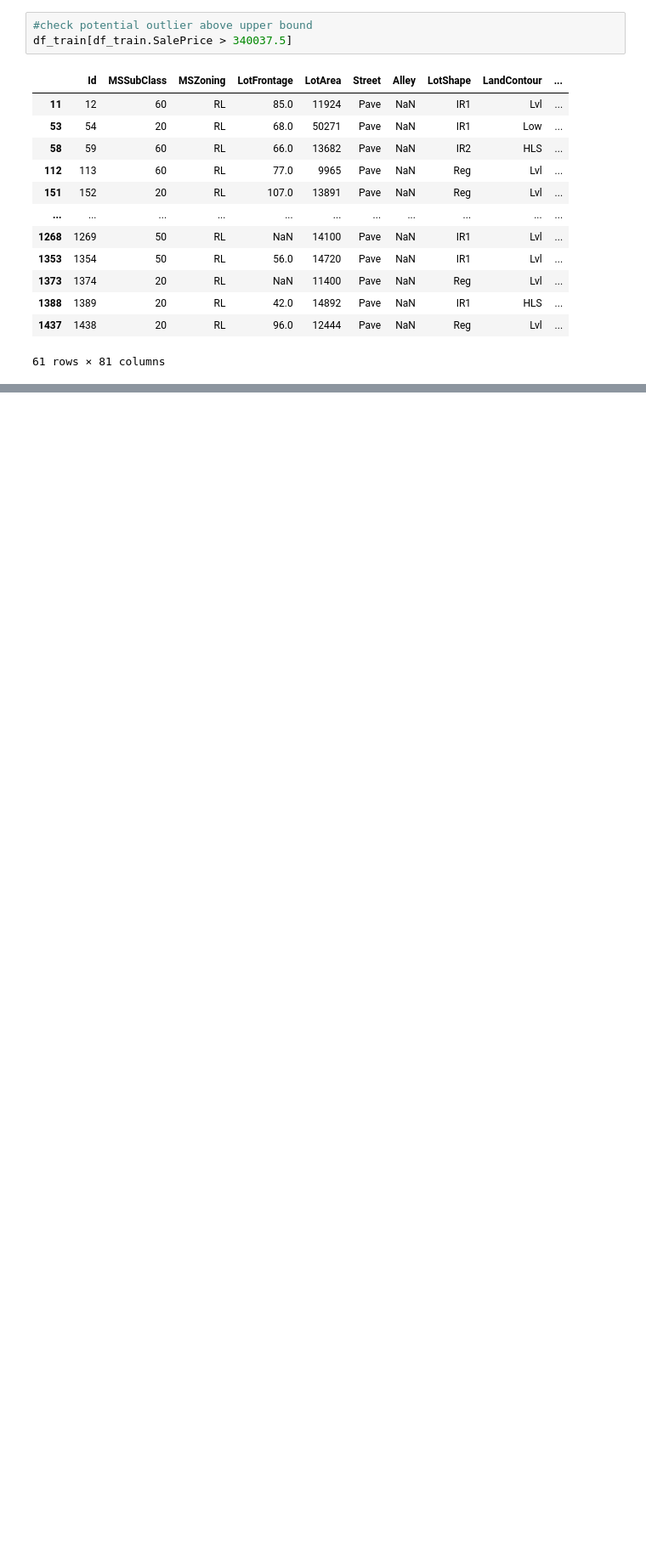
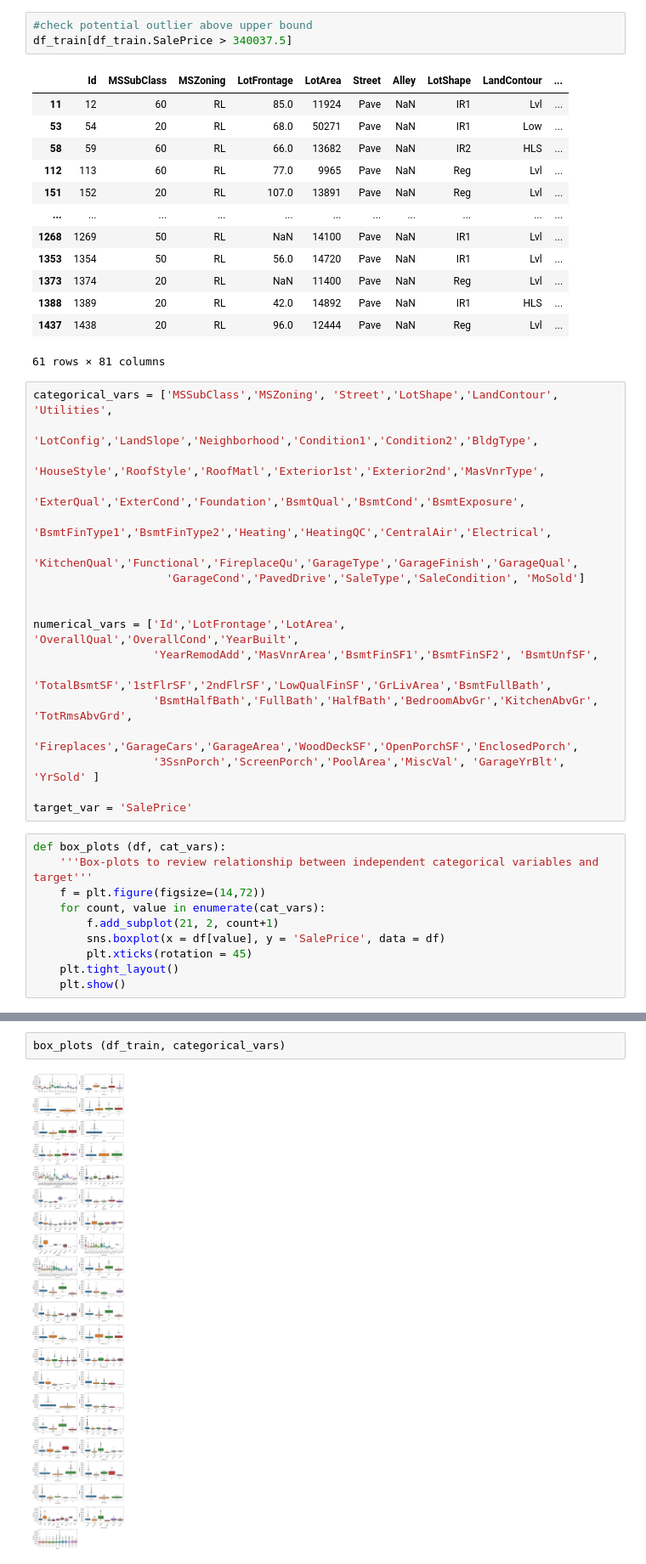
Before and after one commit to vbabashov/house-prices, a Jupyter notebook: price_prediction_EDA.ipynb, the cells around one changed output, grey strips where cells are left out. Shown at 85% size. Cells and saved outputs as stored; diff of their text form; blank space fills up the shorter version.

```diff
--- a/price_prediction_EDA.ipynb
+++ b/price_prediction_EDA.ipynb
@@ -277,3 +279,31 @@ df_train[df_train.SalePrice > 340037.5]
 | 1388 | 1389 | 20 | RL | 42.0 | 14892 | Pave | NaN | IR1 | HLS | ... |
 | 1437 | 1438 | 20 | RL | 96.0 | 12444 | Pave | NaN | Reg | Lvl | ... |
 61 rows × 81 columns
+# %%
+categorical_vars = ['MSSubClass','MSZoning', 'Street','LotShape','LandContour', 'Utilities',
+                    'LotConfig','LandSlope','Neighborhood','Condition1','Condition2','BldgType',
+                    'HouseStyle','RoofStyle','RoofMatl','Exterior1st','Exterior2nd','MasVnrType',
+                    'ExterQual','ExterCond','Foundation','BsmtQual','BsmtCond','BsmtExposure',
+                    'BsmtFinType1','BsmtFinType2','Heating','HeatingQC','CentralAir','Electrical',
+                    'KitchenQual','Functional','FireplaceQu','GarageType','GarageFinish','GarageQual',
+                    'GarageCond','PavedDrive','SaleType','SaleCondition', 'MoSold']
+
+
+numerical_vars = ['Id','LotFrontage','LotArea', 'OverallQual','OverallCond','YearBuilt',
+                  'YearRemodAdd','MasVnrArea','BsmtFinSF1','BsmtFinSF2', 'BsmtUnfSF',
+                  'TotalBsmtSF','1stFlrSF','2ndFlrSF','LowQualFinSF','GrLivArea','BsmtFullBath',
+                  'BsmtHalfBath','FullBath','HalfBath','BedroomAbvGr','KitchenAbvGr', 'TotRmsAbvGrd',
+                  'Fireplaces','GarageCars','GarageArea','WoodDeckSF','OpenPorchSF','EnclosedPorch',
+                  '3SsnPorch','ScreenPorch','PoolArea','MiscVal', 'GarageYrBlt', 'YrSold' ]
+
+target_var = 'SalePrice'
+# %%
+def box_plots (df, cat_vars):
+    '''Box-plots to review relationship between independent categorical variables and target'''
+    f = plt.figure(figsize=(14,72))
+    for count, value in enumerate(cat_vars):
+        f.add_subplot(21, 2, count+1)
+        sns.boxplot(x = df[value], y = 'SalePrice', data = df)
+        plt.xticks(rotation = 45)
+    plt.tight_layout()
+    plt.show()
@@ -279,0 +327,4 @@ df_train[df_train.SalePrice > 340037.5]
+# %%
+box_plots (df_train, categorical_vars)
+# %% [output]
+[figure, added]
```
Also changed, not shown: parts of 7 cells of this notebook.
